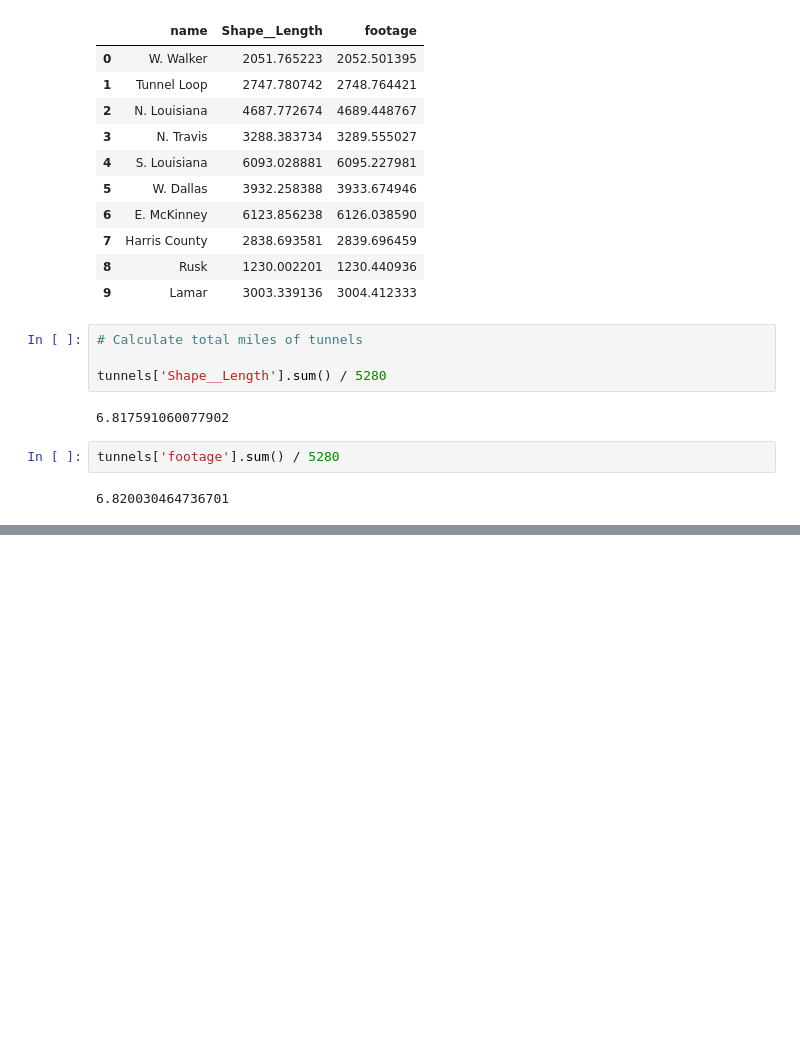
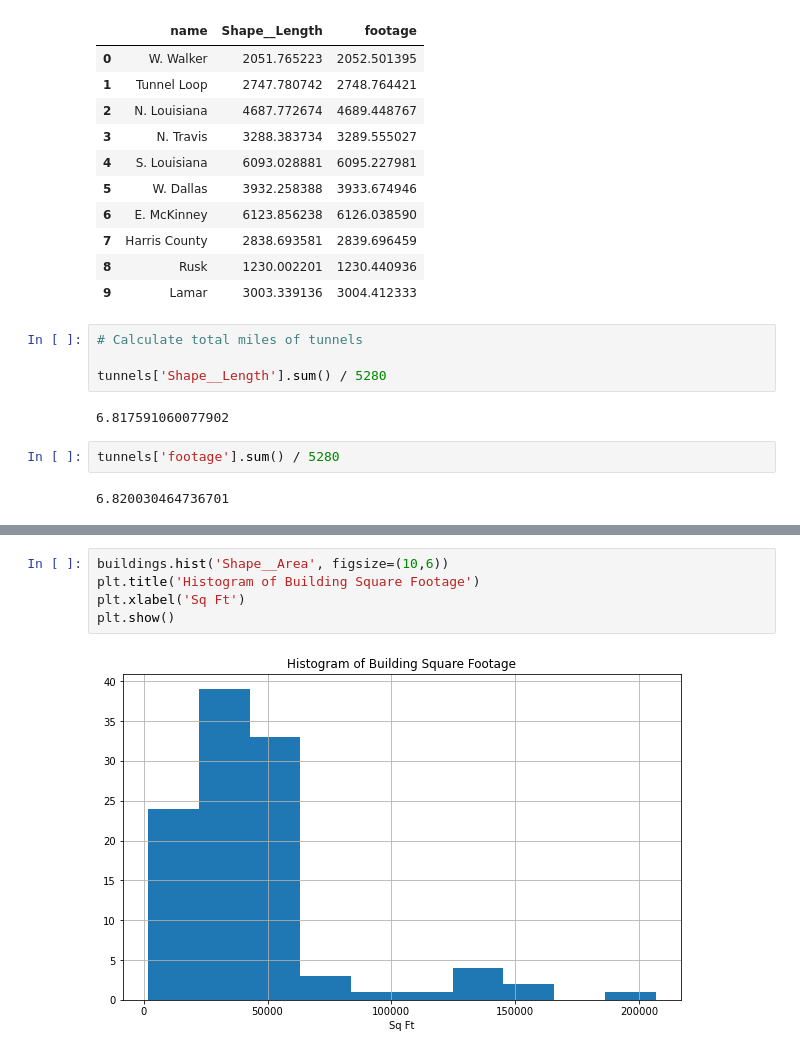
Before and after one commit to jorgegarcia1396/houston-tunnel-mapping, a Jupyter notebook: tunnels-eda.ipynb, the cells around one changed output, grey strips where cells are left out. Drawn from its saved outputs; the diff is of its cells as text; blank space fills up the shorter version.

```diff
--- a/tunnels-eda.ipynb
+++ b/tunnels-eda.ipynb
@@ -58,0 +108,7 @@ tunnels['footage'].sum() / 5280
+# %%
+buildings.hist('Shape__Area', figsize=(10,6))
+plt.title('Histogram of Building Square Footage')
+plt.xlabel('Sq Ft')
+plt.show()
+# %% [output]
+[figure, added]
```
Also changed, not shown: parts of 4 cells of this notebook, 2 other files.
